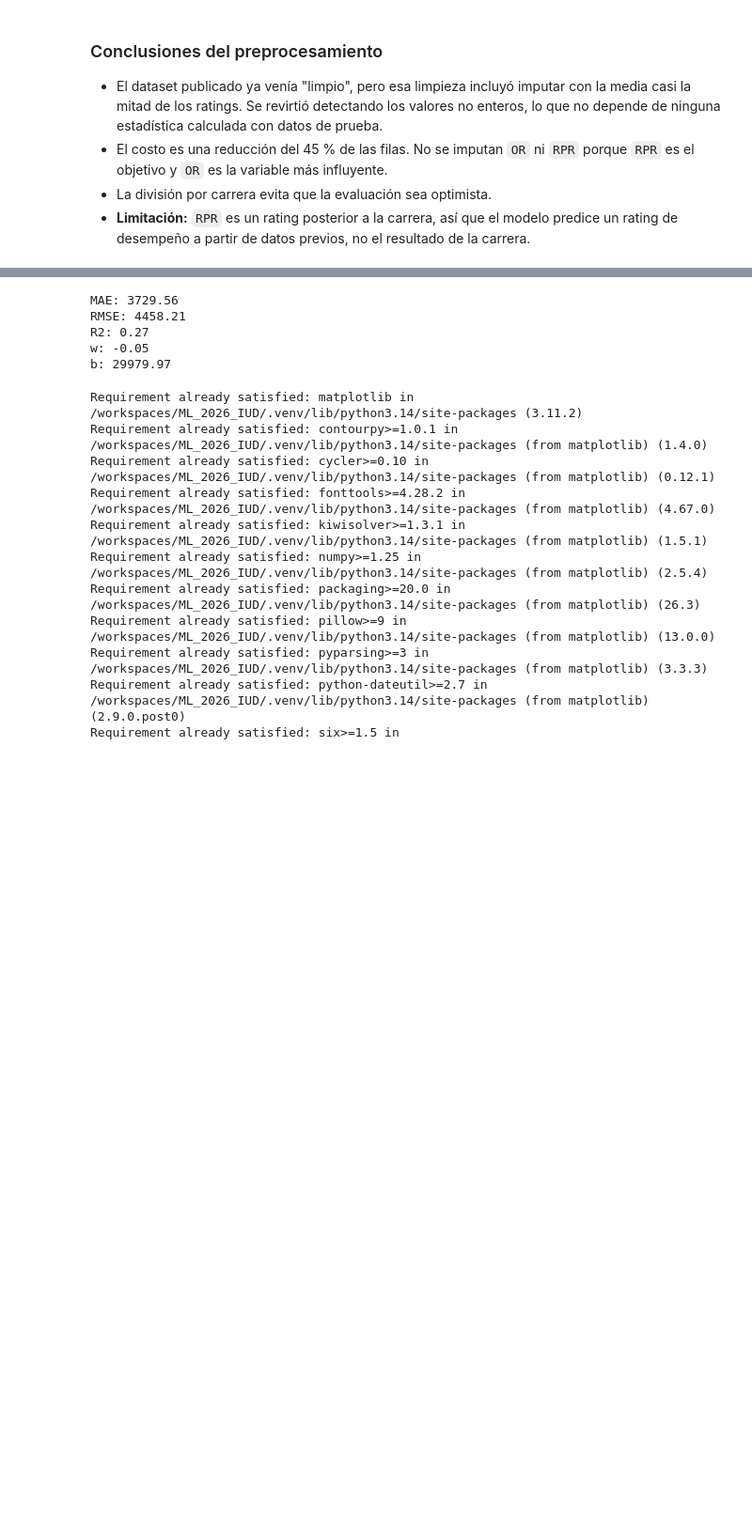
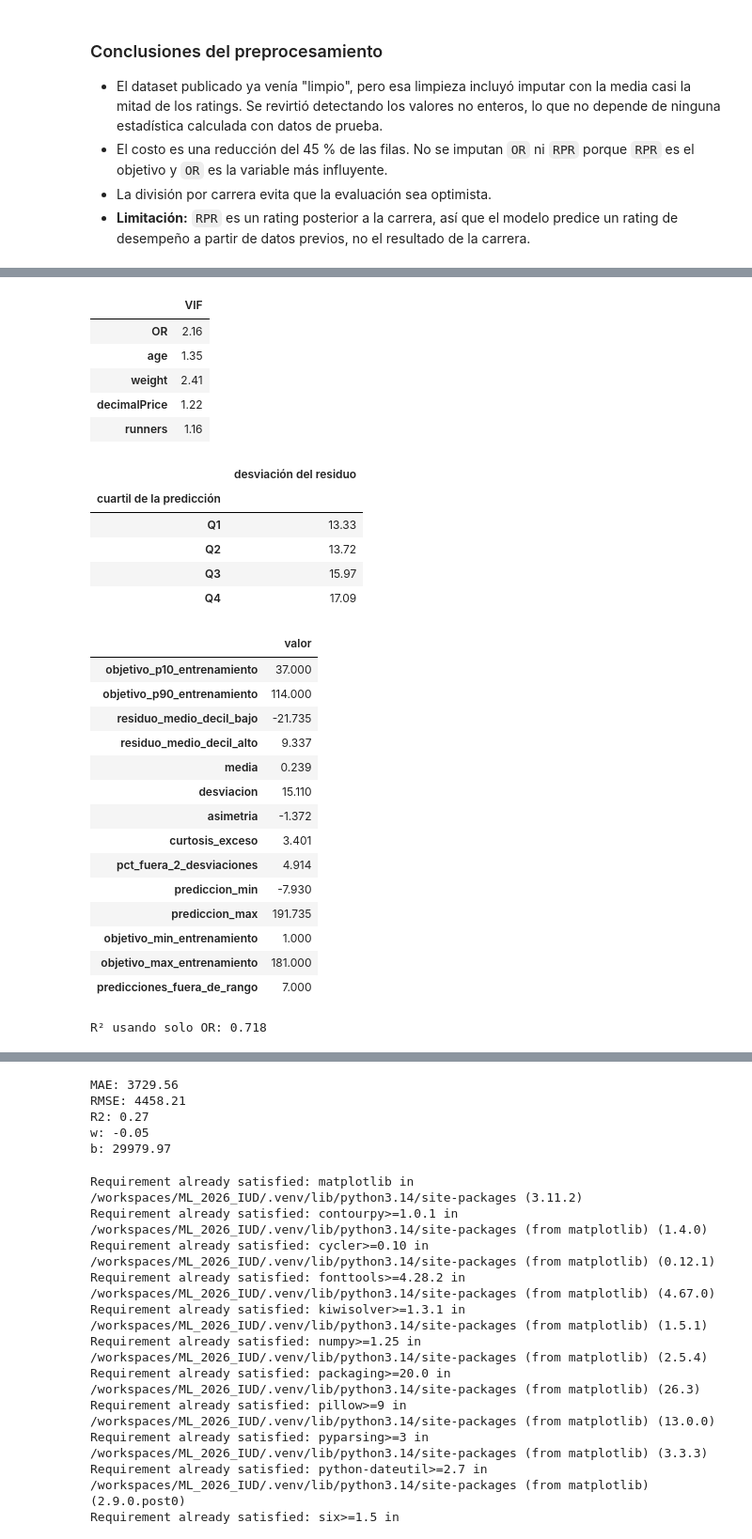
Before and after one commit to juanrenteria-ai/ML_2026_IUD, a Jupyter notebook: src/sincronicas/Semana_2SINC.ipynb, the cells around one changed output, grey strips where cells are left out. Shown at 94% size. Saved outputs shown, nothing was run; the diff lists cells and outputs as text; code cells hidden in the pictures; blank space fills up the shorter version.

```diff
--- a/src/sincronicas/Semana_2SINC.ipynb
+++ b/src/sincronicas/Semana_2SINC.ipynb
@@ -301,0 +454,50 @@ display(evidencia)
+# %%
+vif = InterpretacionModelos.factores_inflacion_varianza(X_train_esc)
+diagnostico = InterpretacionModelos.diagnostico_residuos(y_test, pred_test, y_train)
+variable_principal = tabla_coef.index[0]
+r2_variable_principal = InterpretacionModelos.r2_variable_sola(
+    X_train_esc, y_train, X_test_esc, y_test, variable_principal
+)
+
+display(vif.round(2).to_frame())
+display(
+    pd.Series(diagnostico["desv_por_cuartil"], name="desviación del residuo")
+    .round(2)
+    .rename_axis("cuartil de la predicción")
+    .to_frame()
+)
+display(
+    pd.Series({k: v for k, v in diagnostico.items() if k != "desv_por_cuartil"})
+    .round(3)
+    .to_frame("valor")
+)
+print(f"R² usando solo {variable_principal}: {r2_variable_principal:.3f}")
+# %% [output]
+|  | VIF |
+| OR | 2.16 |
+| age | 1.35 |
+| weight | 2.41 |
+| decimalPrice | 1.22 |
+| runners | 1.16 |
+|  | desviación del residuo |
+| cuartil de la predicción |  |
+| Q1 | 13.33 |
+| Q2 | 13.72 |
+| Q3 | 15.97 |
+| Q4 | 17.09 |
+|  | valor |
+| objetivo_p10_entrenamiento | 37.000 |
+| objetivo_p90_entrenamiento | 114.000 |
+| residuo_medio_decil_bajo | -21.735 |
+| residuo_medio_decil_alto | 9.337 |
+| media | 0.239 |
+| desviacion | 15.110 |
+| asimetria | -1.372 |
+| curtosis_exceso | 3.401 |
+| pct_fuera_2_desviaciones | 4.914 |
+| prediccion_min | -7.930 |
+| prediccion_max | 191.735 |
+| objetivo_min_entrenamiento | 1.000 |
+| objetivo_max_entrenamiento | 181.000 |
+| predicciones_fuera_de_rango | 7.000 |
+R² usando solo OR: 0.718
```
Also changed, not shown: parts of 16 cells of this notebook, 5 other files.
